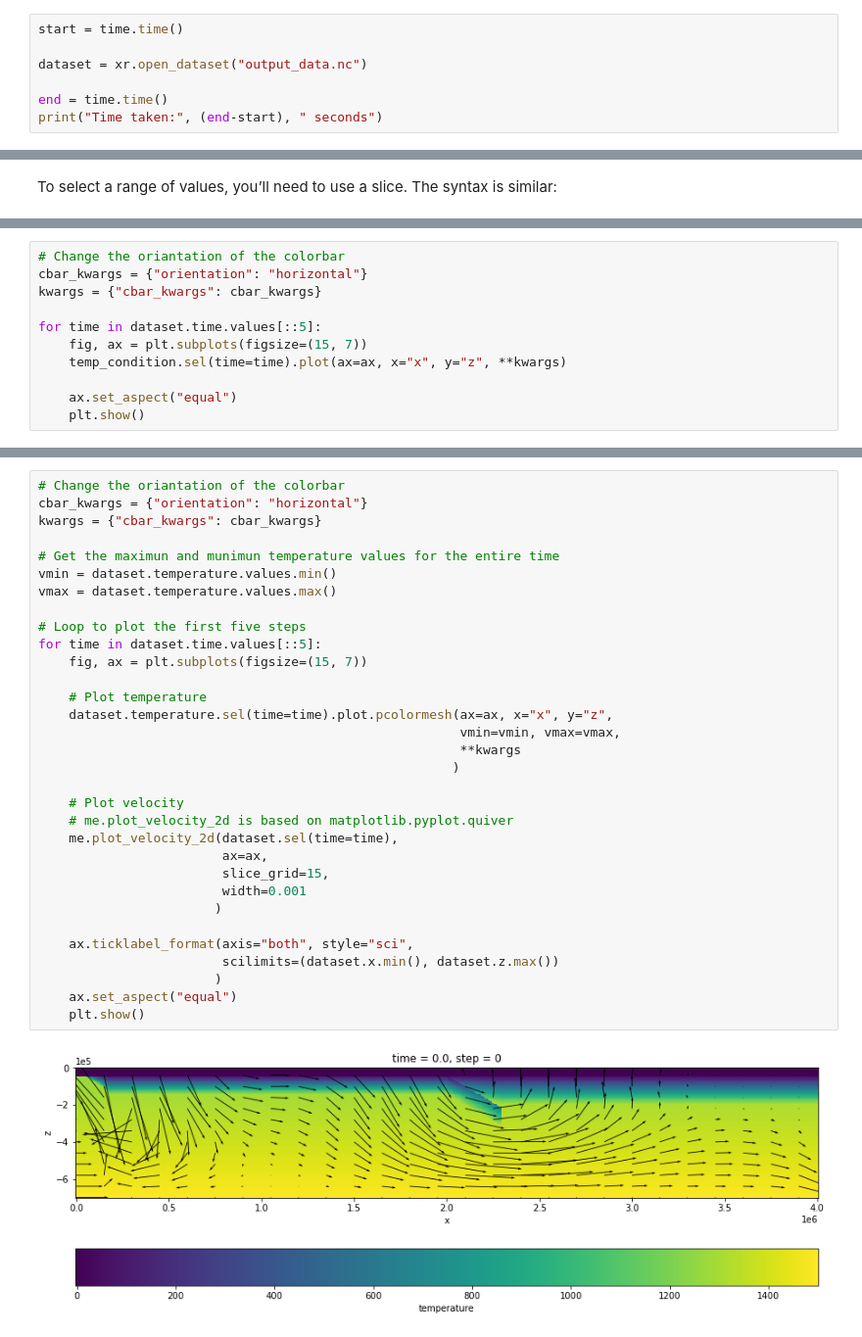
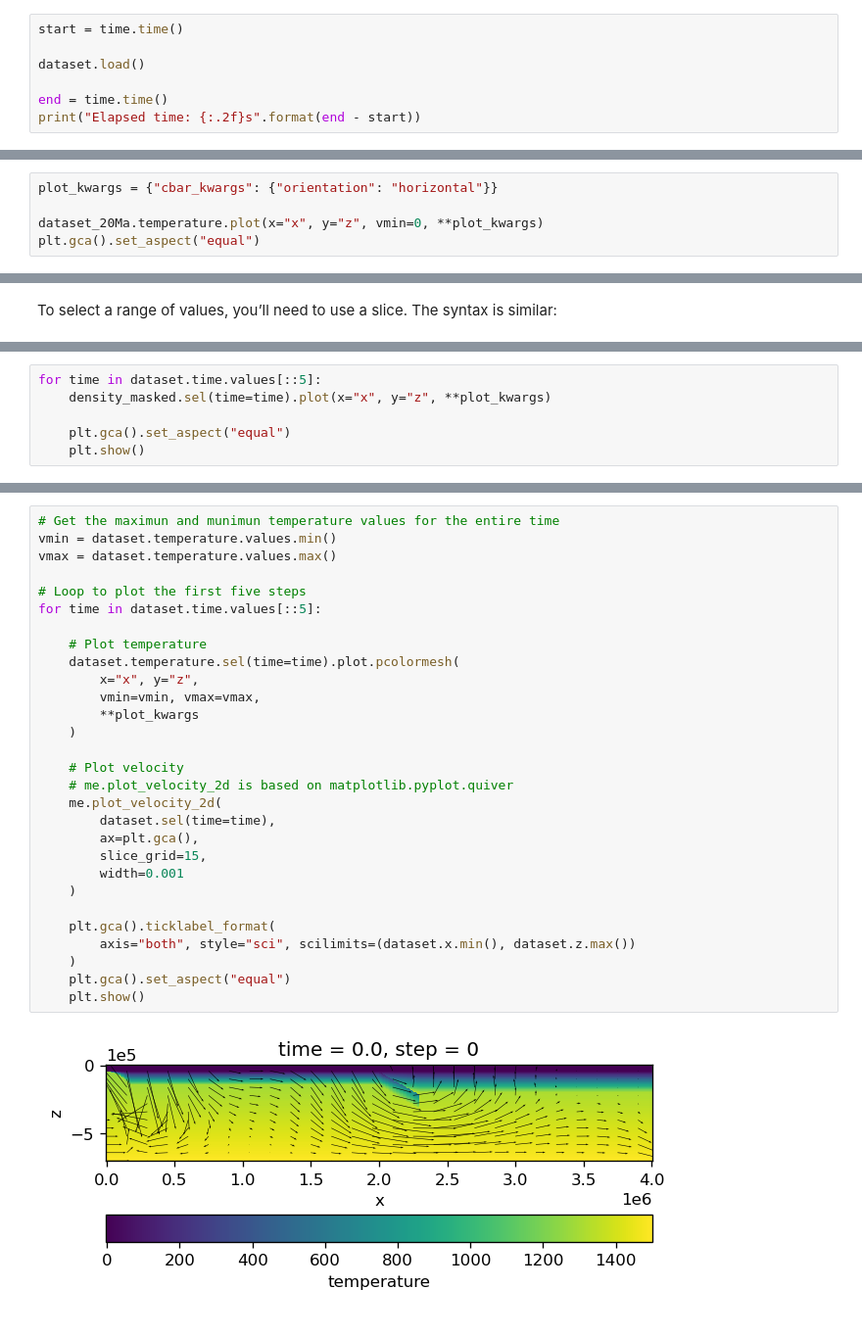
Before and after one commit to aguspesce/online_seminar_IAG-USP, a Jupyter notebook: for_mandyoc.ipynb, the cells around one changed output, grey strips where cells are left out. Shown at 98% size. Cells and saved outputs as stored; diff of their text form.

```diff
--- a/for_mandyoc.ipynb
+++ b/for_mandyoc.ipynb
@@ -75,8 +86,8 @@ But load a ``xr.Dataset`` in memory is very fast
 # %%
 start = time.time()
 
-dataset = xr.open_dataset("output_data.nc")
+dataset.load()
 
 end = time.time()
-print("Time taken:", (end-start), " seconds")
+print("Elapsed time: {:.2f}s".format(end - start))
 # %% [output]
@@ -182,3 +188,8 @@ Data variables:
     viscosity_units:         Pa s
     strain_rate_units:       s^(-1)
     pressure_units:
+# %%
+plot_kwargs = {"cbar_kwargs": {"orientation": "horizontal"}}
+
+dataset_20Ma.temperature.plot(x="x", y="z", vmin=0, **plot_kwargs)
+plt.gca().set_aspect("equal")
@@ -257,12 +269,7 @@ array([[[nan, nan, nan, ...,  1.,  1.,  1.],
 # %%
-# Change the oriantation of the colorbar
-cbar_kwargs = {"orientation": "horizontal"}
-kwargs = {"cbar_kwargs": cbar_kwargs}
+for time in dataset.time.values[::5]:
+    density_masked.sel(time=time).plot(x="x", y="z", **plot_kwargs)
 
-for time in dataset.time.values[::5]:
-    fig, ax = plt.subplots(figsize=(15, 7))
-    temp_condition.sel(time=time).plot(ax=ax, x="x", y="z", **kwargs)
-
-    ax.set_aspect("equal")
+    plt.gca().set_aspect("equal")
     plt.show()
 # %% [output]
@@ -277,34 +282,31 @@ Show an example to plot the temperature and the velocity for several times using
 # %%
-# Change the oriantation of the colorbar
-cbar_kwargs = {"orientation": "horizontal"}
-kwargs = {"cbar_kwargs": cbar_kwargs}
-
 # Get the maximun and munimun temperature values for the entire time
 vmin = dataset.temperature.values.min()
 vmax = dataset.temperature.values.max()
 
 # Loop to plot the first five steps
 for time in dataset.time.values[::5]:
-    fig, ax = plt.subplots(figsize=(15, 7))
 
     # Plot temperature
-    dataset.temperature.sel(time=time).plot.pcolormesh(ax=ax, x="x", y="z",
-                                                       vmin=vmin, vmax=vmax,
-                                                       **kwargs
-                                                      )
+    dataset.temperature.sel(time=time).plot.pcolormesh(
+        x="x", y="z",
+        vmin=vmin, vmax=vmax,
+        **plot_kwargs
+    )
 
     # Plot velocity
     # me.plot_velocity_2d is based on matplotlib.pyplot.quiver
-    me.plot_velocity_2d(dataset.sel(time=time),
-                        ax=ax,
-                        slice_grid=15,
-                        width=0.001
-                       )
+    me.plot_velocity_2d(
+        dataset.sel(time=time),
+        ax=plt.gca(),
+        slice_grid=15,
+        width=0.001
+    )
 
-    ax.ticklabel_format(axis="both", style="sci",
-                        scilimits=(dataset.x.min(), dataset.z.max())
-                       )
-    ax.set_aspect("equal")
+    plt.gca().ticklabel_format(
+        axis="both", style="sci", scilimits=(dataset.x.min(), dataset.z.max())
+    )
+    plt.gca().set_aspect("equal")
     plt.show()
 # %% [output]
-[figure, old version]
+[figure, new version]
```
Also changed, not shown: parts of 46 cells of this notebook, 1 other file.
